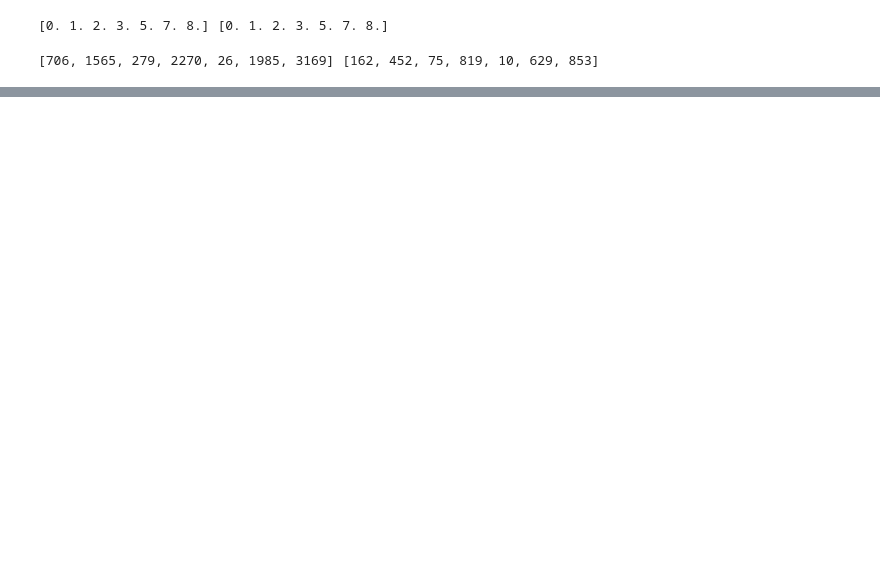
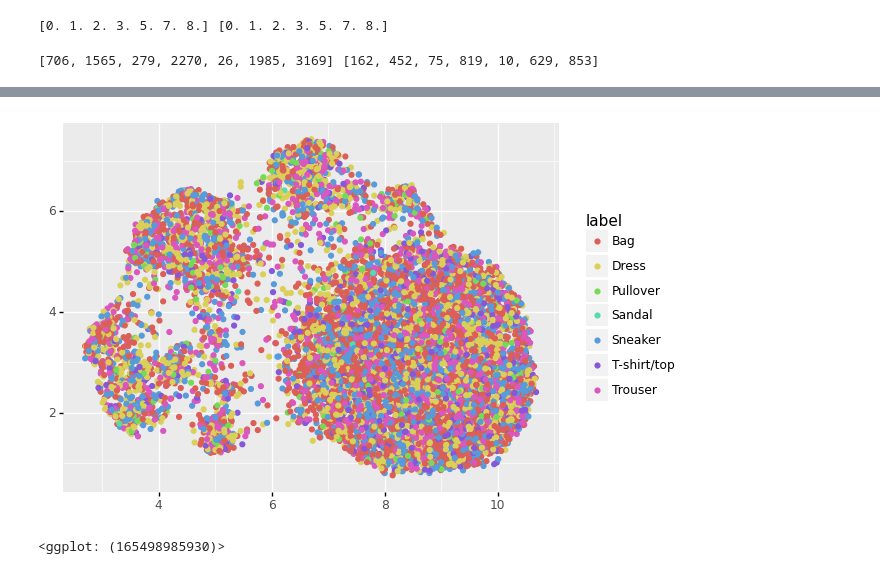
Before and after one commit to Andrewwango/femda, a Jupyter notebook: python/experiments_breizhcrops.ipynb, the cells around one changed output, grey strips where cells are left out. Drawn from its saved outputs; the diff is of its cells as text; code cells hidden in the pictures; blank space fills up the shorter version.

```diff
--- a/python/experiments_breizhcrops.ipynb
+++ b/python/experiments_breizhcrops.ipynb
@@ -62,9 +59,3 @@ print(np.unique(bzh_y), np.unique(bzh_test_y))
 print([(bzh_y == u).sum() for u in cats], [(bzh_test_y == u).sum() for u in cats])
 # %% [output]
 [706, 1565, 279, 2270, 26, 1985, 3169] [162, 452, 75, 819, 10, 629, 853]
-# %%
-bzh_pca, bzh_labels, _, _, pca = import_subset(bzh_train, bzh_y, cats, 30, -1)
-# %%
-bzh_test_pca, bzh_test_labels, _, _,_ = import_subset(bzh_test, bzh_test_y, cats, 30, -1, pca=pca)
-# %%
-run_all(bzh_pca, bzh_labels, bzh_test_pca, bzh_test_labels, percent_outliers=0, conf=True, verbose=True, return_results=False)
@@ -95,0 +106,5 @@ QDA
+# %%
+plot_fashion_mnist(bzh_pca, bzh_labels, "BC_UMAP_test.png")
+# %% [output]
+[figure, added]
+<ggplot: (165498985930)>
```
Also changed, not shown: parts of 13 cells of this notebook, 4 other files.
